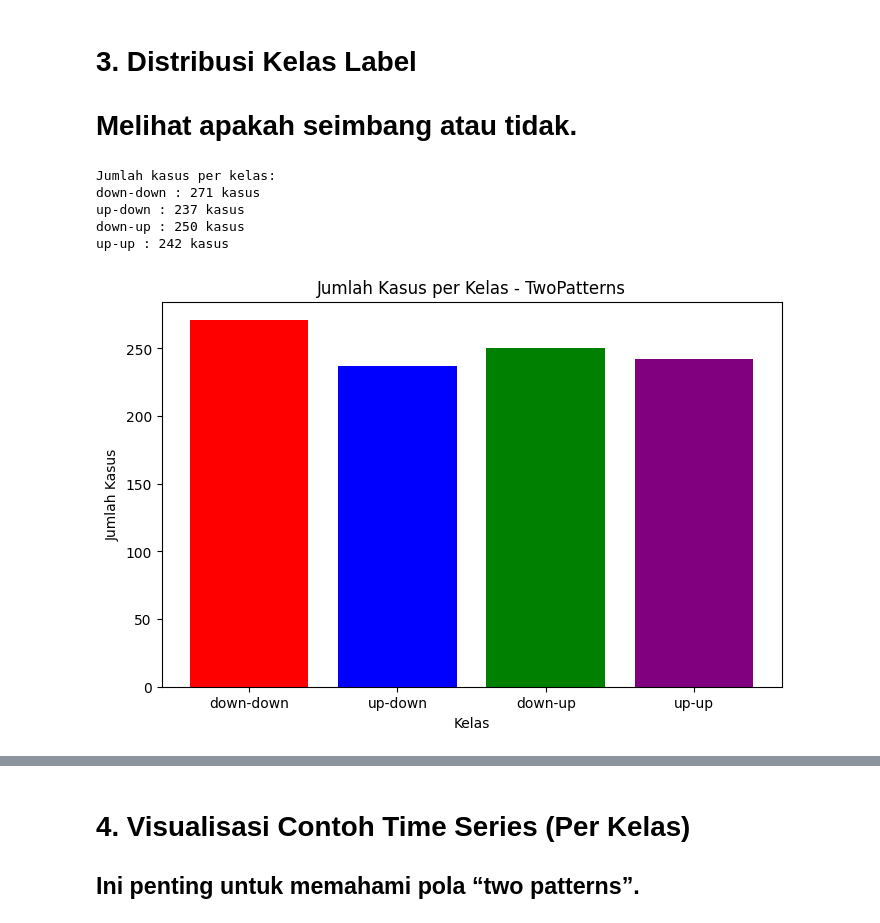
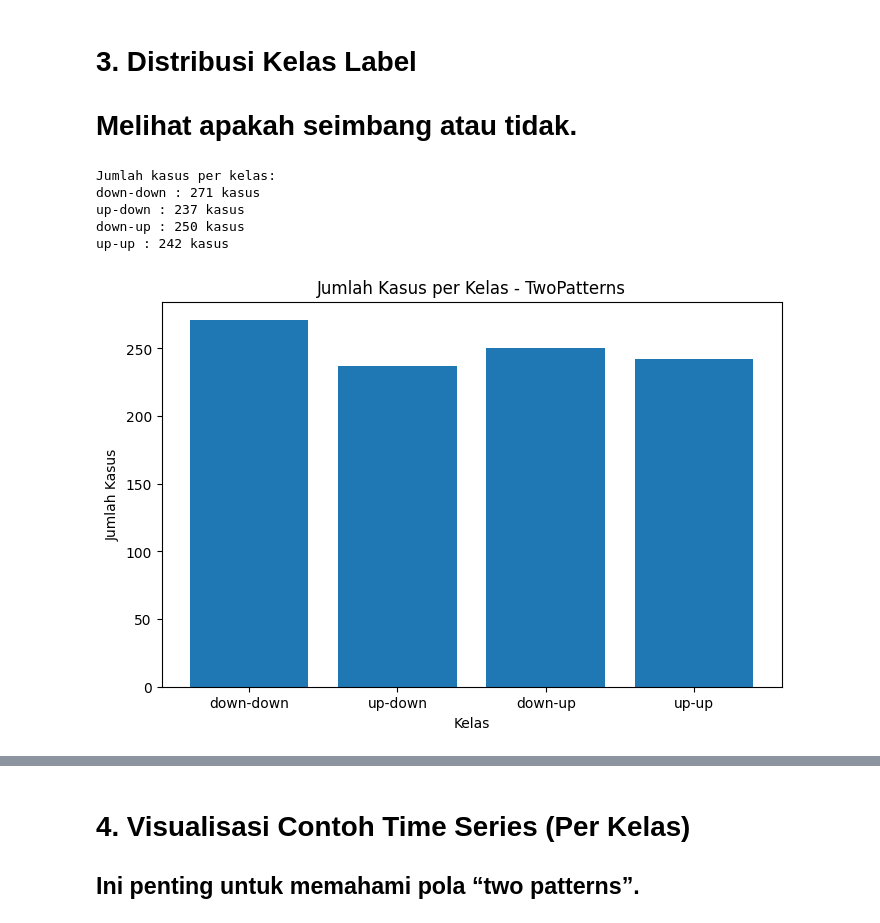
Before and after one commit to JordanHutahaean/PSD, a Jupyter notebook: _sources/Projek_Akhir.ipynb, the cells around one changed output, grey strips where cells are left out. Drawn from its saved outputs; the diff is of its cells as text; code cells hidden in the pictures.

```diff
--- a/_sources/Projek_Akhir.ipynb
+++ b/_sources/Projek_Akhir.ipynb
@@ -243,44 +243,52 @@ Distribusi relatif normal/seragam
 
 # Melihat apakah seimbang atau tidak.
 # %%
+import numpy as np
+import matplotlib.pyplot as plt
+from sktime.datasets import load_from_tsfile
 
 # File dataset
-file_path = r'TwoPatterns/TwoPatterns_TRAIN.txt'
+file_path = r'TwoPatterns/TwoPatterns_TRAIN.ts'
+# file_path = r'TwoPatterns/TwoPatterns_TEST.ts'
 
-# Membaca dataset
-data = np.loadtxt(file_path)
+# Membaca dataset .ts
+X, labels = load_from_tsfile(
+    file_path,
+    return_data_type="numpy3d"
+)
 
-# Kolom pertama sebagai label
-labels = data[:, 0]
-
-# Nama kelas sesuai dataset (ubah sesuai label yang ada)
+# Nama kelas sesuai dataset
 nama_kelas = {
     1: 'down-down',
     2: 'up-down',
     3: 'down-up',
     4: 'up-up'
 }
 
 # Hitung jumlah tiap kelas
 (unique, counts) = np.unique(labels, return_counts=True)
-jumlah_kasus = {nama_kelas[int(k)]: v for k, v in zip(unique, counts) if int(k) in nama_kelas}
+jumlah_kasus = {
+    nama_kelas[int(k)]: v
+    for k, v in zip(unique, counts)
+    if int(k) in nama_kelas
+}
 
 # Tampilkan hasil
 print("Jumlah kasus per kelas:")
 for k, v in jumlah_kasus.items():
     print(f"{k} : {v} kasus")
 
 # Visualisasi bar chart
 plt.figure(figsize=(8,5))
-plt.bar(jumlah_kasus.keys(), jumlah_kasus.values(), color=['red','blue','green','purple'])
+plt.bar(jumlah_kasus.keys(), jumlah_kasus.values())
 plt.title("Jumlah Kasus per Kelas - TwoPatterns")
 plt.xlabel("Kelas")
 plt.ylabel("Jumlah Kasus")
 plt.show()
 # %% [output]
 Jumlah kasus per kelas:
 down-down : 271 kasus
 up-down : 237 kasus
 down-up : 250 kasus
 up-up : 242 kasus
-[figure, old version]
+[figure, new version]
```
Also changed, not shown: parts of 69 cells of this notebook, 36 other files.
